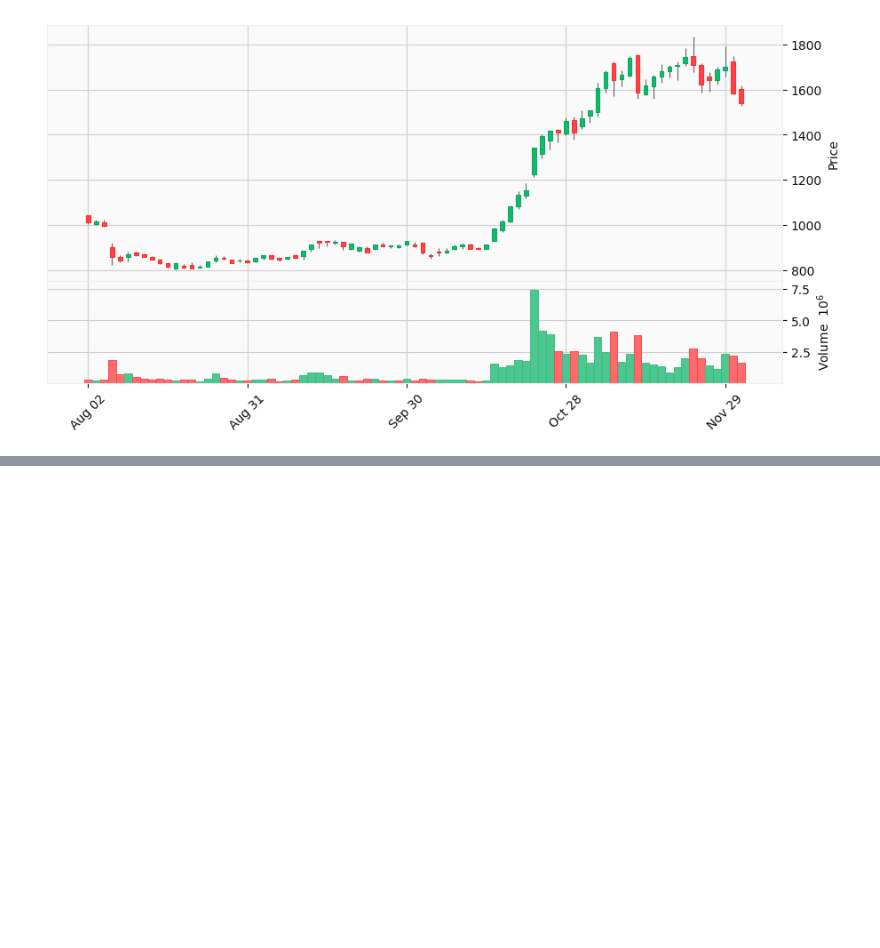
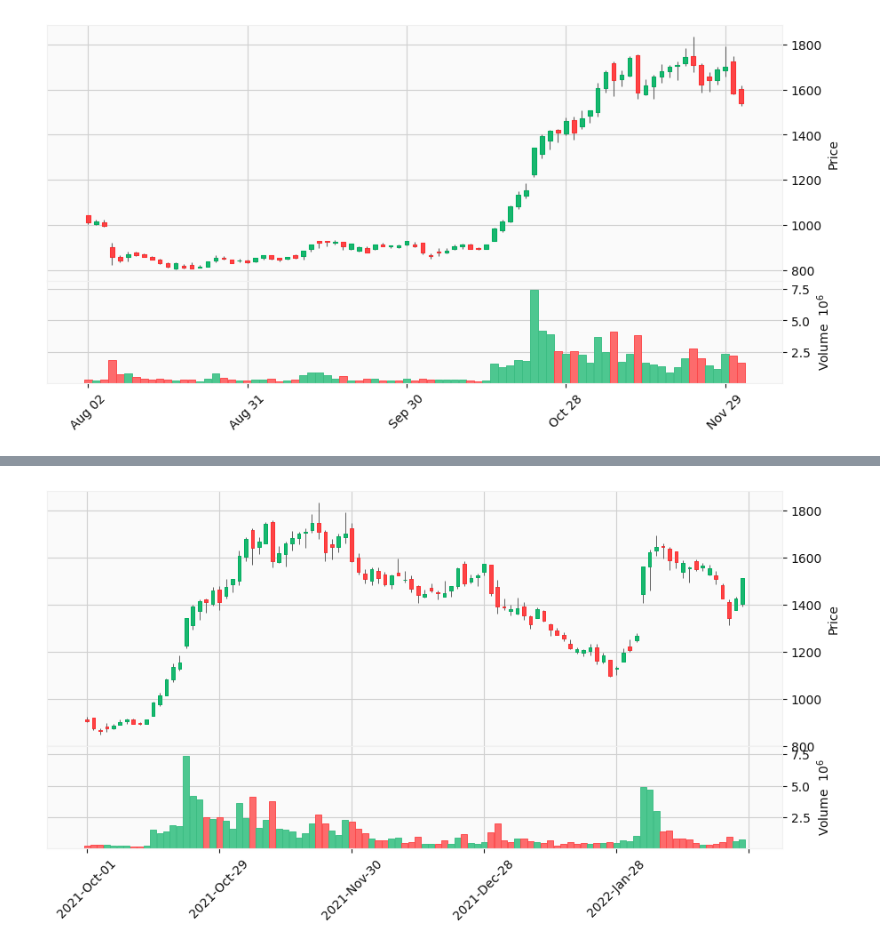
Before and after one commit to hirokimituya/stock-price-analysis, a Jupyter notebook: technical_analysis/株価分析.ipynb, the cells around one changed output, grey strips where cells are left out. Cells and saved outputs as stored; diff of their text form; code cells hidden in the pictures; blank space fills up the shorter version.

```diff
--- a/technical_analysis/株価分析.ipynb
+++ b/technical_analysis/株価分析.ipynb
@@ -79,0 +85,5 @@ show_plot(2395, '2021-8-1', '2021-12-1')
+# %%
+# 新日本科学
+show_plot(2395, '2021-10-1', '2022-2-28')
+# %% [output]
+[figure, added]
```
Also changed, not shown: parts of 3 cells of this notebook.
